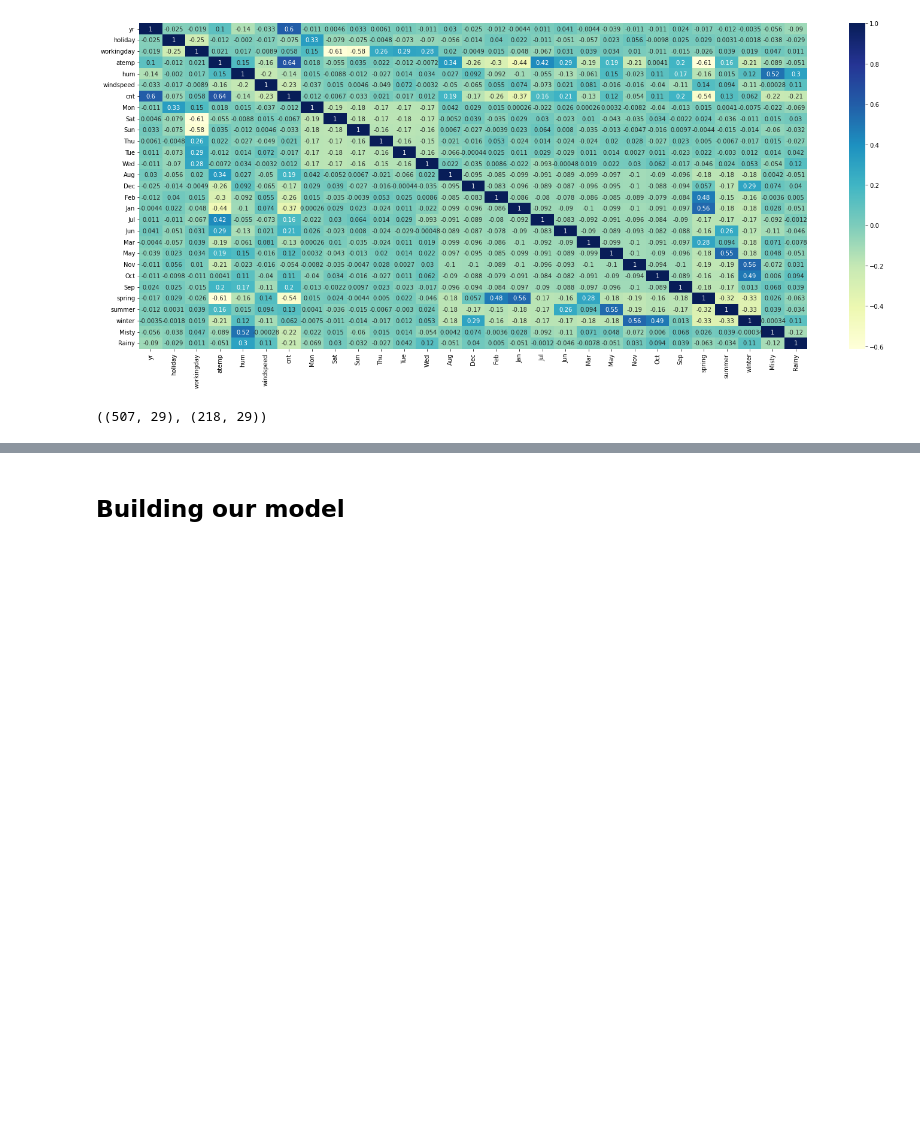
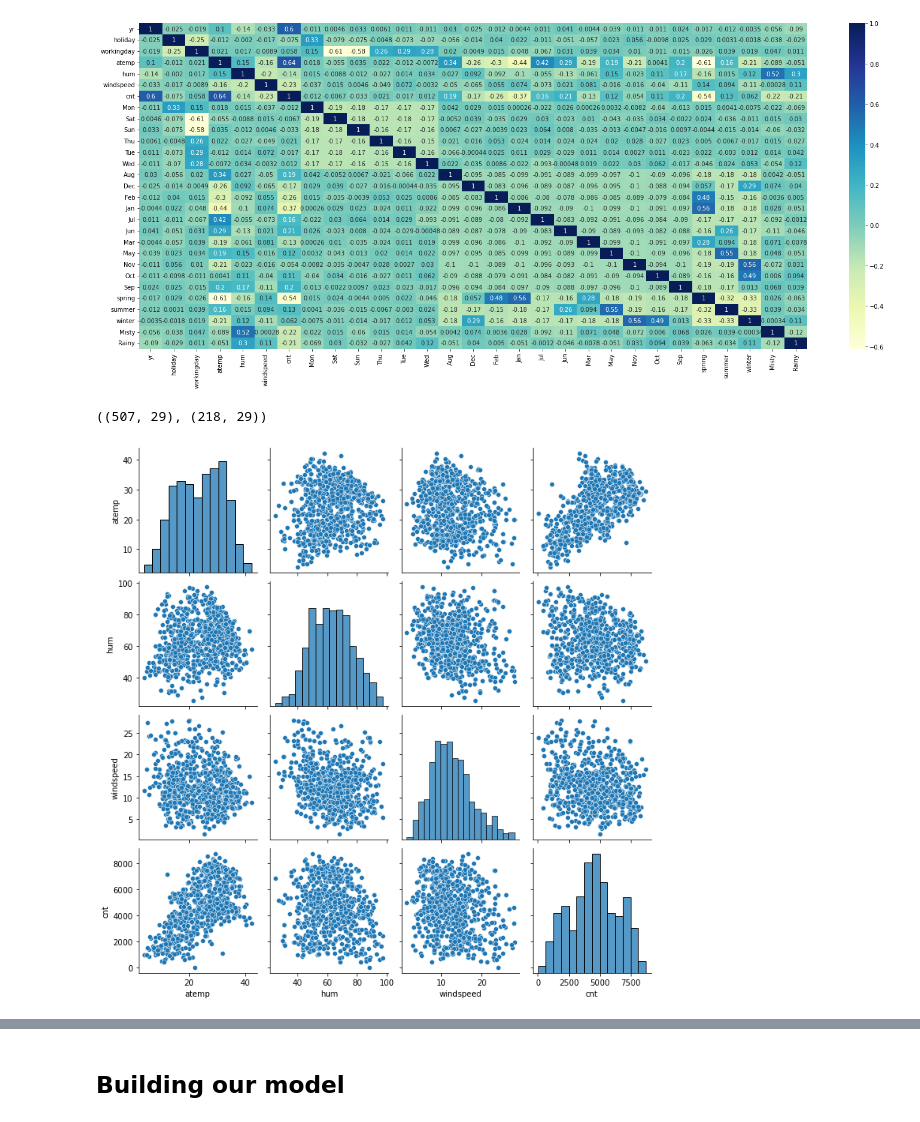
Before and after one commit to cnnnaveen1/Linear-Regression-Assignment, a Jupyter notebook: Naveen_Chakravarthi.ipynb, the cells around one changed output, grey strips where cells are left out. Drawn from its saved outputs; the diff is of its cells as text; code cells hidden in the pictures; blank space fills up the shorter version.

```diff
--- a/Naveen_Chakravarthi.ipynb
+++ b/Naveen_Chakravarthi.ipynb
@@ -529,3 +529,8 @@ cycle_train.shape , cycle_test.shape
 # Get the dependent and independent variable from train set
 y_train = cycle_train.pop('cnt')
 X_train = cycle_train
+# %%
+sns.pairplot(cycle[['atemp','hum','windspeed','cnt']])
+plt.show()
+# %% [output]
+[figure, added]
```
Also changed, not shown: parts of 4 cells of this notebook.
